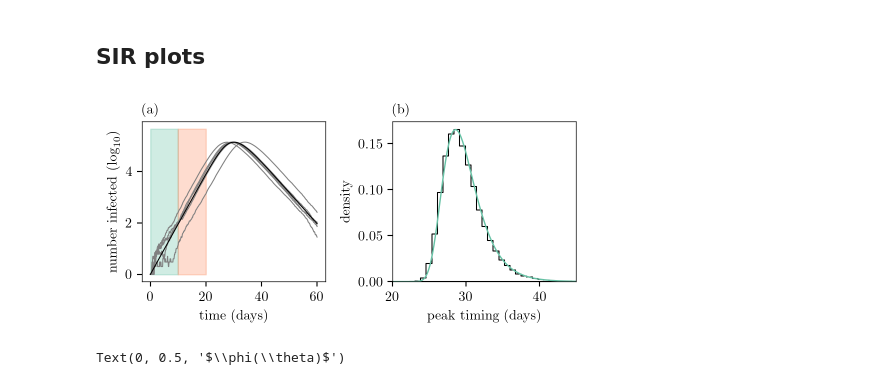
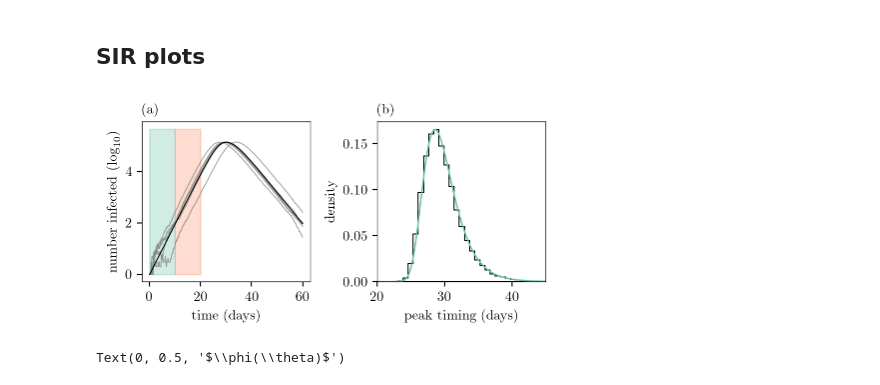
Before and after one commit to djmorris7/Computation_of_random_time-shifts, a Jupyter notebook: plots.ipynb, the cells around one changed output. Saved outputs shown, nothing was run; the diff lists cells and outputs as text; code cells hidden in the pictures.

Commit message:
Fixed figure labelling and weird visual issue.

```diff
--- a/plots.ipynb
+++ b/plots.ipynb
@@ -73,7 +73,7 @@ sol = solve_ivp(lambda t, y: model(t, y, pars), (0, obs_t), y0, t_eval=t)
 # %%
 # sns.set_palette('colorblind')
 
-fig, axs = plt.subplots(1, 2, figsize=(5.0, 2.5))
+fig, axs = plt.subplots(1, 2, figsize=(4.7, 2.5))
 # fig, axs = plt.subplots(1, 2)
 
 t_obs = 60
@@ -85,7 +85,7 @@ for col in df_stoch:
             df_stoch["t"][t_keep],
             np.log10(df_stoch[col][t_keep]),
             color="grey",
-            # alpha=0.75,
+            alpha=0.7,
         )
 
 axs[0].plot(df_det["t"][t_keep], np.log10(df_det["I"])[t_keep], color="black")
@@ -110,35 +110,35 @@ axs[0].fill_between(
 
 sns.histplot(
     df_peaks["peak_timings"],
     stat="density",
     bins=40,
     ax=axs[1],
     shrink=True,
     alpha=0,
     ec="black",
     element="step",
     lw=0.75,
 )
 
 # Overlay the estimated PDF + add the extra bit for estimating the distribution of the peak
 axs[1].plot(
     -df_pdf_vals["t"] + sol.t[np.argmax(sol.y[1])],
     df_pdf_vals["pdf"],
     color="C0",
     lw=1.0,
 )
 # sns.kdeplot(df_peaks['peak_timings'], ax=axs[1], color='#4c9be3')
 axs[1].set_xlim((20, 45))
 axs[1].set_xlabel("peak timing (days)")
 axs[1].set_ylabel("density")
 
 axs[0].set_title(r"(a)", loc="left", fontsize=10)
 axs[1].set_title(r"(b)", loc="left", fontsize=10)
 
 fig.tight_layout()
-plt.savefig(figures_dir + "Figure1.pgf", dpi=300, bbox_inches="tight")
+plt.savefig(figures_dir + "Figure1.pdf", dpi=300, bbox_inches="tight")
 # %% [output]
-[figure, old version]
+[figure, new version]
 # %%
 df_tau_mapping = pd.read_csv(results_dir + "tau_mapping.csv")
 df_tau_log_state_dist = pd.read_csv(results_dir + "tau_log_state.csv")
```
Also changed, not shown: parts of 10 cells of this notebook.
